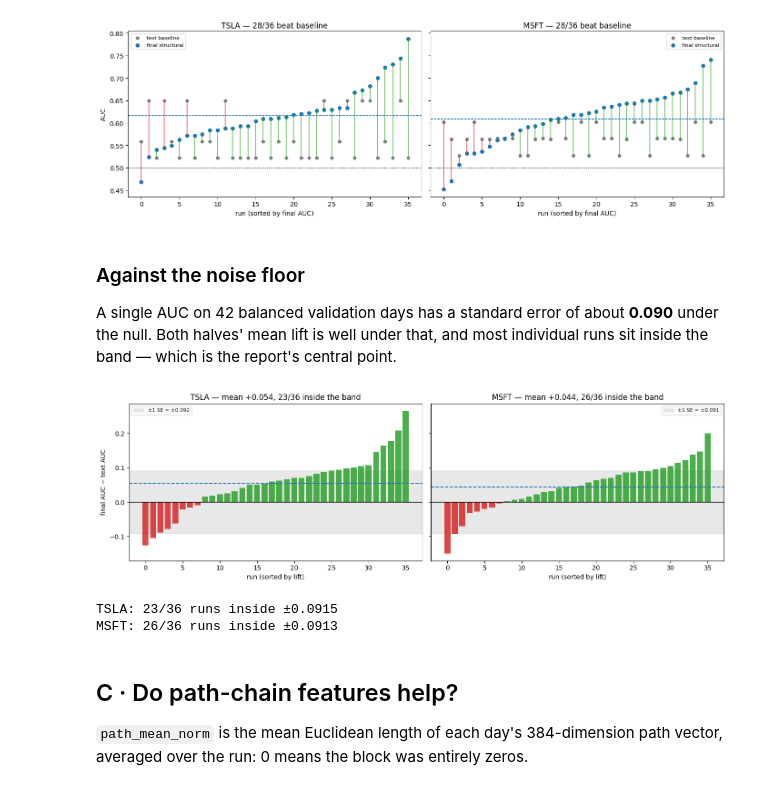
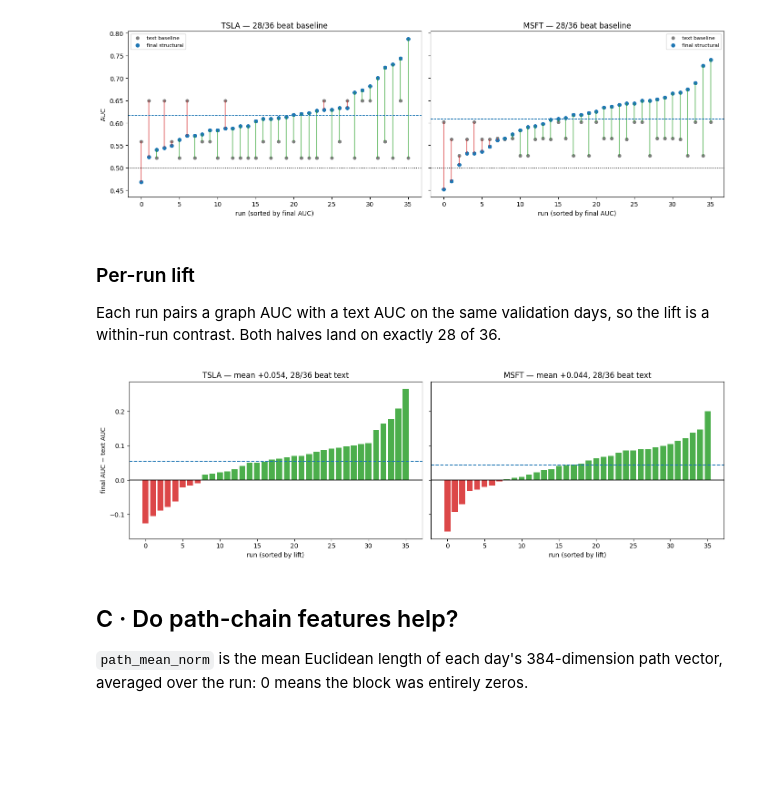
Before and after one commit to jjfrackowiak/finance-kg-builder, a Jupyter notebook: analysis/tsla_msft36_2026-08-14/report.ipynb, the cells around one changed output. Saved outputs shown, nothing was run; the diff lists cells and outputs as text; code cells hidden in the pictures; blank space fills up the shorter version.

```diff
--- a/analysis/tsla_msft36_2026-08-14/report.ipynb
+++ b/analysis/tsla_msft36_2026-08-14/report.ipynb
@@ -104,11 +45,0 @@ the realised class counts and measure the spread of the resulting AUCs.
-# %%
-from sklearn.metrics import roc_auc_score
-
-rng = np.random.default_rng(0)
-print("Monte-Carlo check — random scores, no signal, 20k draws each:\n")
-for t in TICKERS:
-    n1, n0 = val_counts[t]
-    y = np.r_[np.ones(n1), np.zeros(n0)]
-    draws = [roc_auc_score(y, rng.random(n1 + n0)) for _ in range(20000)]
-    print(f"  {t}: empirical SD {np.std(draws):.4f}   formula {NOISE_SE[t]:.4f}   "
-          f"mean AUC {np.mean(draws):.4f}")
@@ -371,35 +301,24 @@ axes[0].set_ylabel("AUC")
 plt.tight_layout(); plt.show()
 # %% [output]
 [figure]
-# %% [markdown]
-### Against the noise floor
-
-A single AUC on 42 balanced validation days has a standard error of about **0.090** under
-the null. Both halves' mean lift is well under that, and most individual runs sit inside
-the band — which is the report's central point.
+# %% [markdown]
+### Per-run lift
+
+Each run pairs a graph AUC with a text AUC on the same validation days, so the lift is a
+within-run contrast. Both halves land on exactly 28 of 36.
 # %%
 fig, axes = plt.subplots(1, 2, figsize=(14, 4.4), sharey=True)
 for ax, t in zip(axes, TICKERS):
-    se = NOISE_SE[t]
     d = runs[runs.ticker == t].delta.sort_values().reset_index(drop=True)
-    ax.axhspan(-se, se, color="gray", alpha=.18, label=f"±1 SE = ±{se:.3f}")
     ax.bar(d.index, d, color=np.where(d > 0, "tab:green", "tab:red"), alpha=.85)
-    ax.axhline(0, color="k", lw=1)
+    ax.axhline(0, color="k", lw=1.2)
     ax.axhline(d.mean(), ls="--", lw=1.4)
-    inside = int((d.abs() <= se).sum())
-    ax.set_title(f"{t} — mean {d.mean():+.3f}, {inside}/36 inside the band")
+    ax.set_title(f"{t} — mean {d.mean():+.3f}, {int((d>0).sum())}/36 beat text")
     ax.set_xlabel("run (sorted by lift)")
-    ax.legend(fontsize=8)
 axes[0].set_ylabel("final AUC − text AUC")
 plt.tight_layout(); plt.show()
-
-for t in TICKERS:
-    d = runs[runs.ticker == t].delta
-    print(f"{t}: {int((d.abs() <= NOISE_SE[t]).sum())}/36 runs inside ±{NOISE_SE[t]:.4f}")
 # %% [output]
-[figure, old version]
+[figure, new version]
-TSLA: 23/36 runs inside ±0.0915
-MSFT: 26/36 runs inside ±0.0913
 # %% [markdown]
 ## C · Do path-chain features help?
 
```
Also changed, not shown: parts of 9 cells of this notebook, 6 other files.
